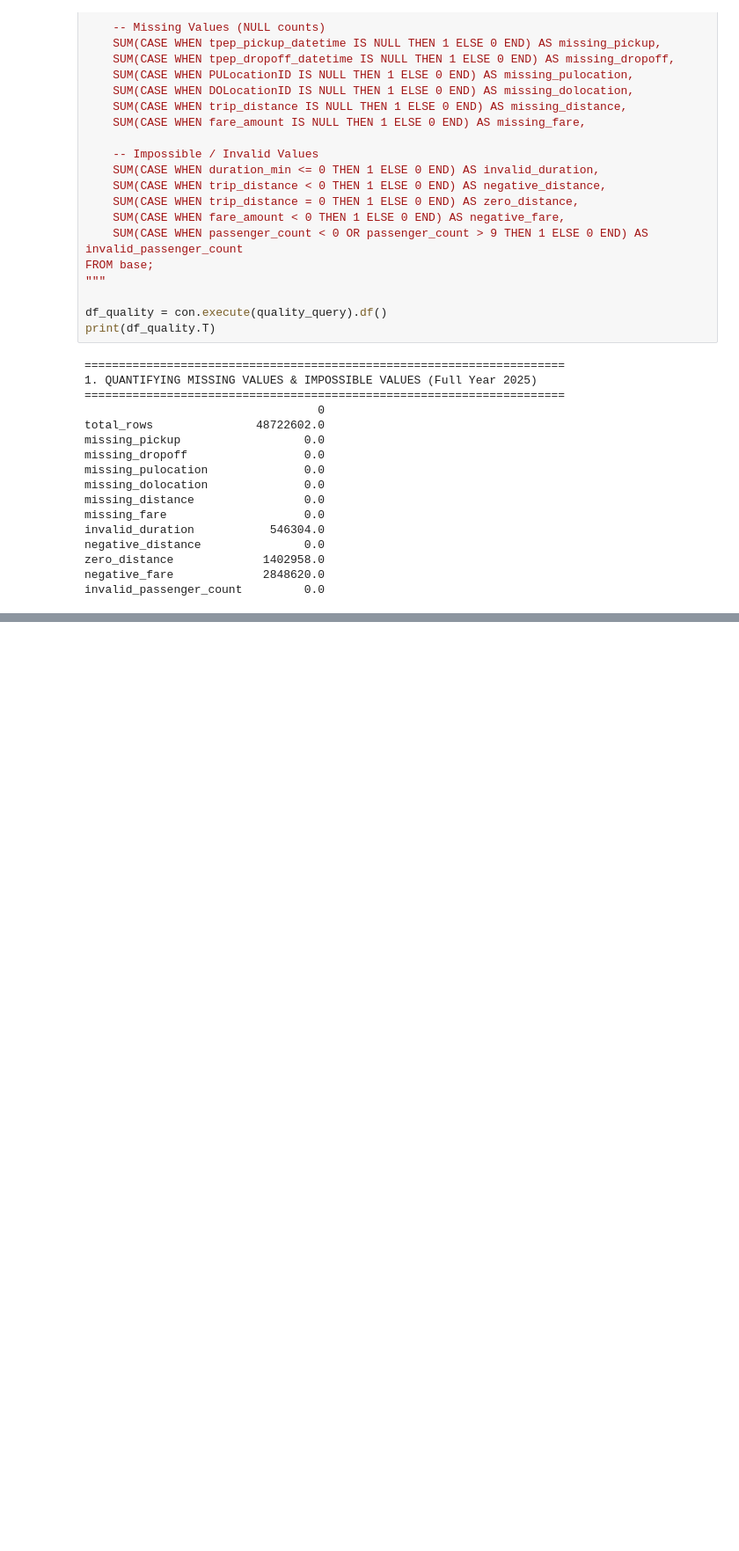
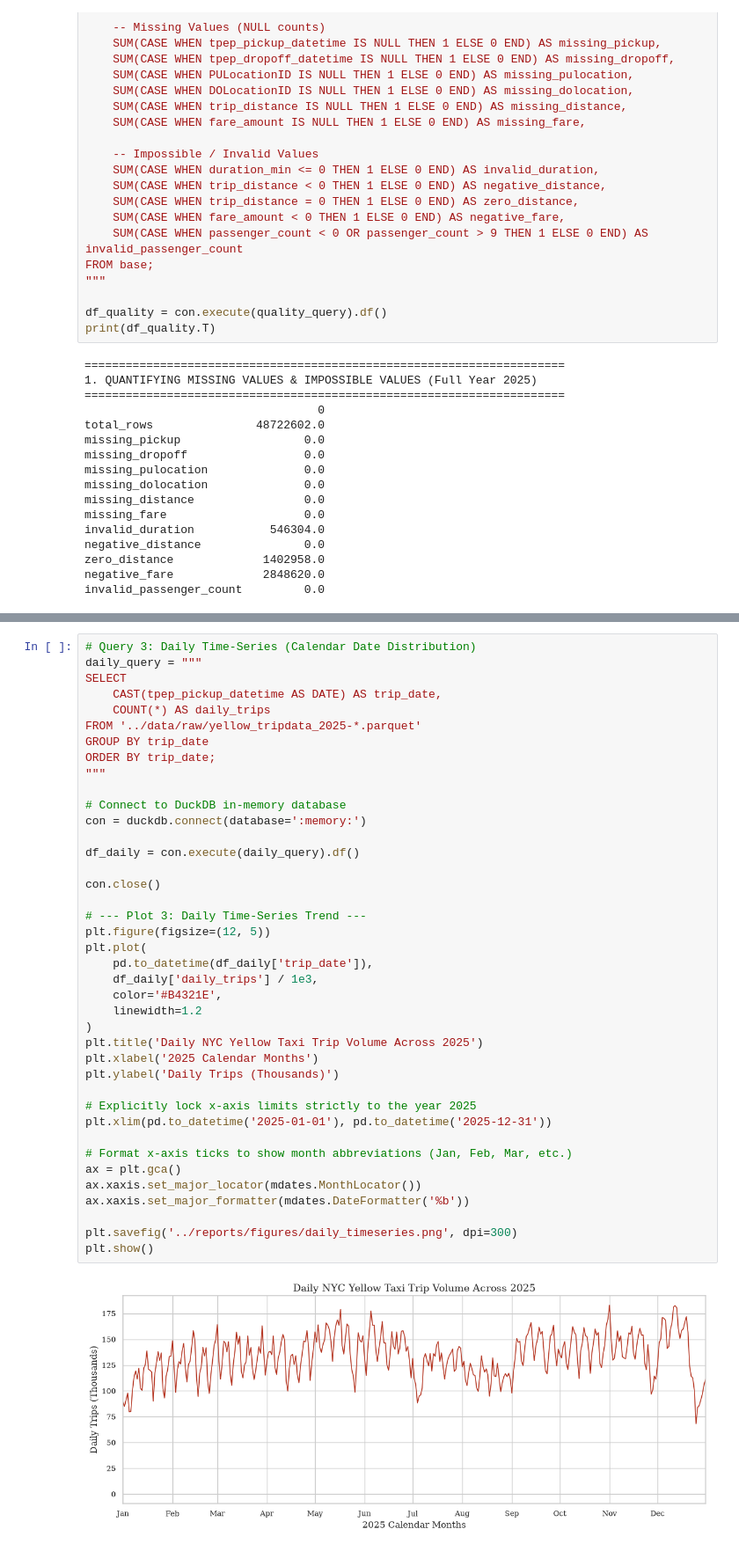
Before and after one commit to CDsonji/NYC-TLC-Trip-Record-Data-Analysis-, a Jupyter notebook: notebooks/data_audit.ipynb, the cells around one changed output, grey strips where cells are left out. Shown at 88% size. Cells and saved outputs as stored; diff of their text form; blank space fills up the shorter version.

```diff
--- a/notebooks/data_audit.ipynb
+++ b/notebooks/data_audit.ipynb
@@ -142,0 +324,42 @@ invalid_passenger_count         0.0
+# %%
+# Query 3: Daily Time-Series (Calendar Date Distribution)
+daily_query = """
+SELECT
+    CAST(tpep_pickup_datetime AS DATE) AS trip_date,
+    COUNT(*) AS daily_trips
+FROM '../data/raw/yellow_tripdata_2025-*.parquet'
+GROUP BY trip_date
+ORDER BY trip_date;
+"""
+
+# Connect to DuckDB in-memory database
+con = duckdb.connect(database=':memory:')
+
+df_daily = con.execute(daily_query).df()
+
+con.close()
+
+# --- Plot 3: Daily Time-Series Trend ---
+plt.figure(figsize=(12, 5))
+plt.plot(
+    pd.to_datetime(df_daily['trip_date']),
+    df_daily['daily_trips'] / 1e3,
+    color='#B4321E',
+    linewidth=1.2
+)
+plt.title('Daily NYC Yellow Taxi Trip Volume Across 2025')
+plt.xlabel('2025 Calendar Months')
+plt.ylabel('Daily Trips (Thousands)')
+
+# Explicitly lock x-axis limits strictly to the year 2025
+plt.xlim(pd.to_datetime('2025-01-01'), pd.to_datetime('2025-12-31'))
+
+# Format x-axis ticks to show month abbreviations (Jan, Feb, Mar, etc.)
+ax = plt.gca()
+ax.xaxis.set_major_locator(mdates.MonthLocator())
+ax.xaxis.set_major_formatter(mdates.DateFormatter('%b'))
+
+plt.savefig('../reports/figures/daily_timeseries.png', dpi=300)
+plt.show()
+# %% [output]
+[figure, added]
```
Also changed, not shown: parts of 4 cells of this notebook, 25 other files.
